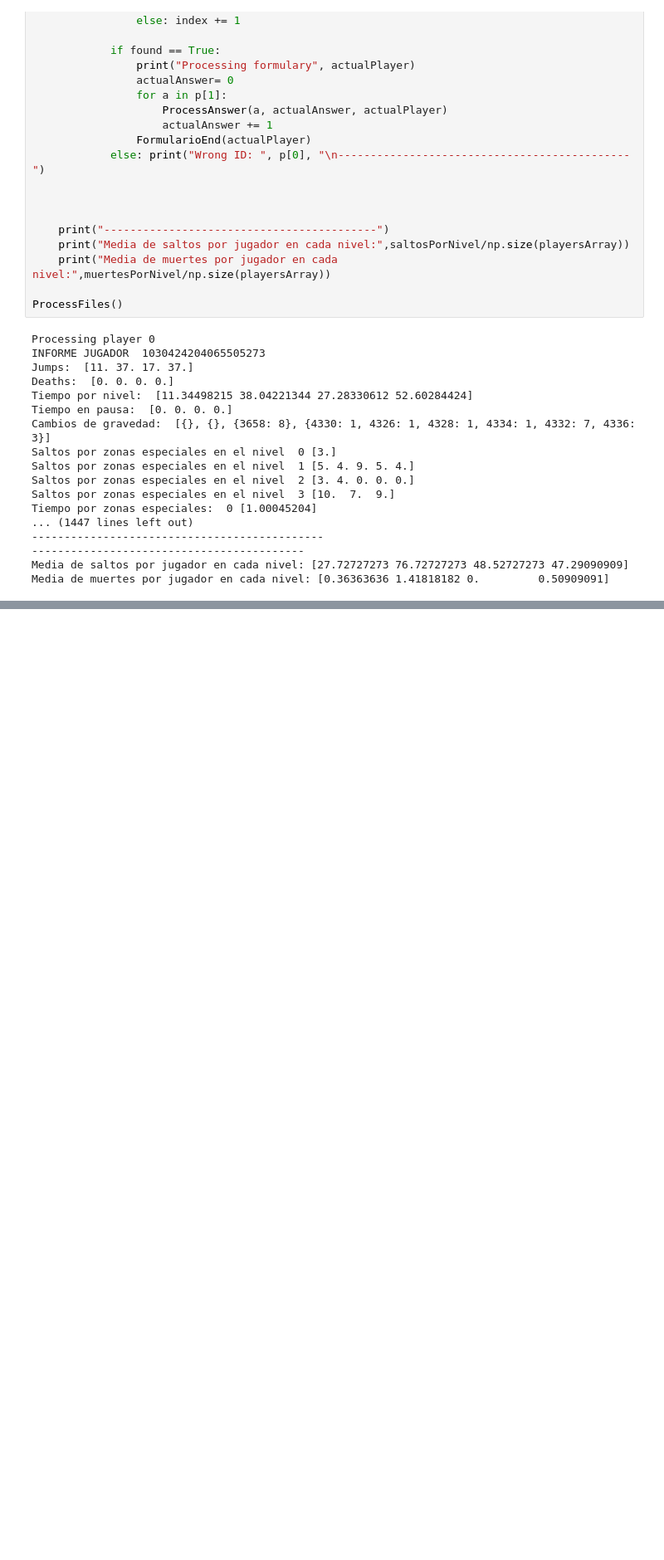
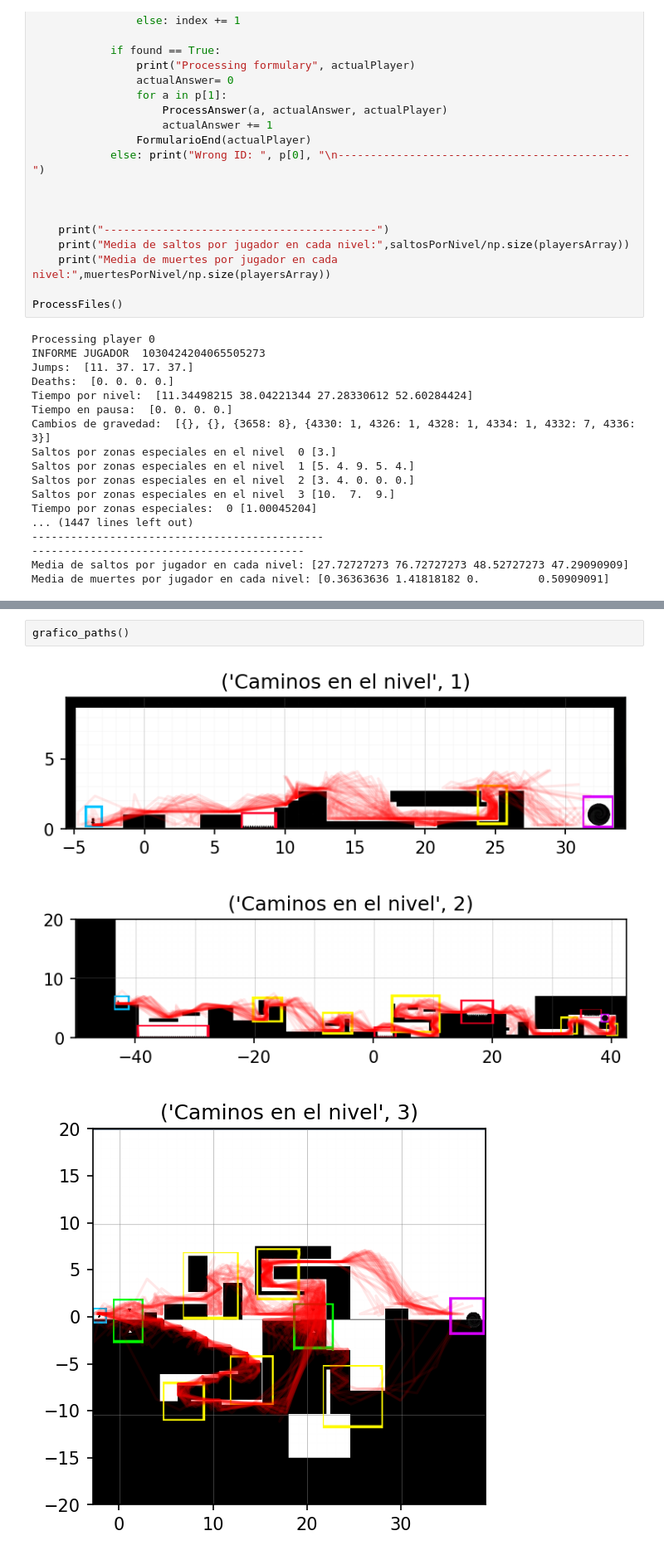
Before and after one commit to evalucas/UAJ, a Jupyter notebook: PoyectoFinal/test.ipynb, the cells around one changed output, grey strips where cells are left out. Shown: that part at 83% size. Cells and saved outputs as stored; diff of their text form; blank space fills up the shorter version.

```diff
--- a/PoyectoFinal/test.ipynb
+++ b/PoyectoFinal/test.ipynb
@@ -897,0 +907,6 @@ dif:  0  nivel:  3 suma:  42
+# %%
+grafico_paths()
+# %% [output]
+[figure, added]
+[figure, added]
+[figure, added]
```
Also changed, not shown: parts of 25 cells of this notebook.
